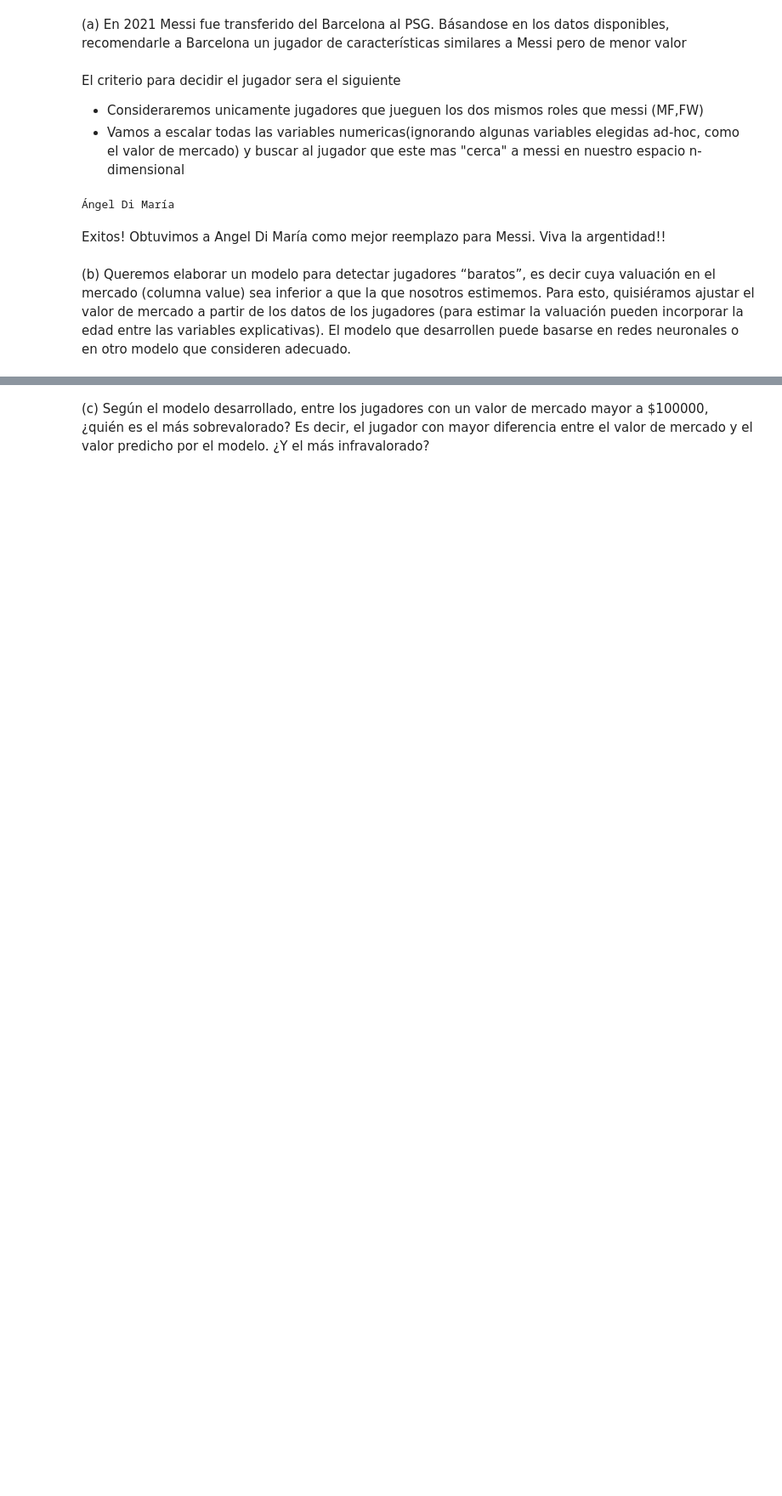
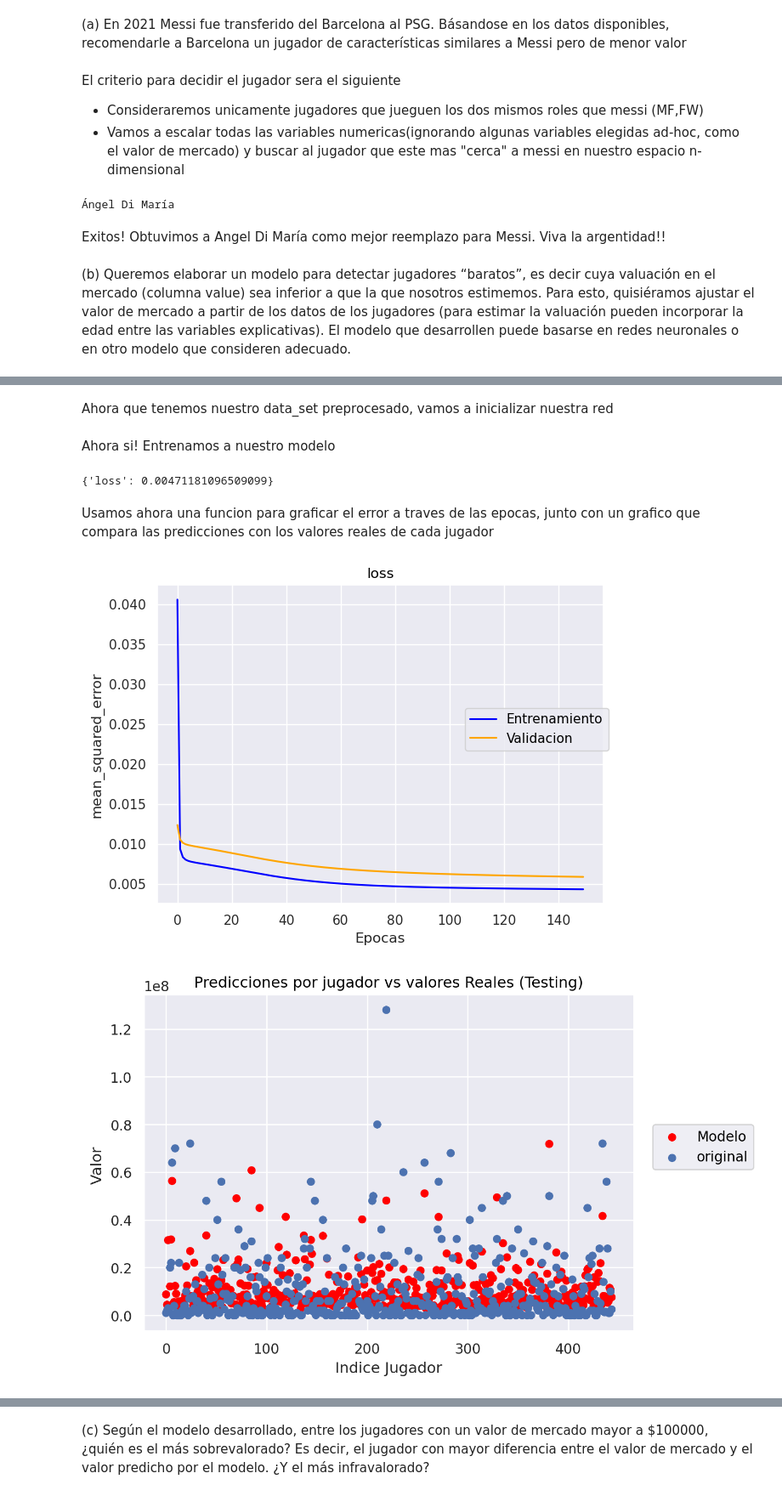
Before and after one commit to Dani-Bustos/Tp-2-LaboDeDatos, a Jupyter notebook: Tp2.ipynb, the cells around one changed output, grey strips where cells are left out. Shown at 85% size. Saved outputs shown, nothing was run; the diff lists cells and outputs as text; code cells hidden in the pictures; blank space fills up the shorter version.

```diff
--- a/Tp2.ipynb
+++ b/Tp2.ipynb
@@ -305,6 +306,8 @@ Trabajamos ahora con el dataset transfermarkt_fbref_201920.csv que incluye la va
 # %%
 data = pd.read_csv("transfermarkt_fbref_201920.csv",delimiter= ";")
 display(data.head())
+for x in data.columns:
+    print(x)
 # %% [output]
 |  | Column1 | player | nationality | position | squad | age | birth_year | value | height | position2 | ... |
 | 0 | 21 | Martin Aguirregabiria | es ESP | DF | Alavés | 23 | 1996 | 4000000 | 178 | Defender - Right-Back | ... |
@@ -368,0 +438,2 @@ En particular, nos interesa tener en cuenta las posiciones de los jugadores, ya
+# %% [markdown]
+Ahora que tenemos nuestro data_set preprocesado, vamos a inicializar nuestra red
@@ -368,0 +465,43 @@ En particular, nos interesa tener en cuenta las posiciones de los jugadores, ya
+# %% [markdown]
+Ahora si! Entrenamos a nuestro modelo
+# %%
+
+hist  = modelo.fit(X_train,y_train,
+           epochs=150,
+           batch_size= 20,
+           validation_split=0.2,
+           verbose=0,
+           )
+
+modelo.evaluate(X_test, y_test,
+               verbose=0,
+               batch_size=len(y_test),
+               return_dict=True
+               )
+# %% [output]
+{'loss': 0.00471181096509099}
+# %% [markdown]
+Usamos ahora una funcion para graficar el error a traves de las epocas, junto con un grafico que compara las predicciones con los valores reales de cada jugador
+# %%
+# Armamos una funcion para graficar el error a través de las épocas
+def graficar_error(history, error_name):
+    x_arr = np.array(history.epoch)    # en el atributo epoch, history guarda una lista de epocas
+    plot = (
+        so.Plot()
+        .add(so.Line(color='blue'), x=x_arr, y=history.history[error_name], label='Entrenamiento')
+        .add(so.Line(color='orange'), x=x_arr, y=history.history[f'val_{error_name}'], label='Validacion')
+        .label(title=error_name,x = "Epocas", y = "mean_squared_error")
+    )
+    plot.show()
+
+pred  = outputScaler.inverse_transform(modelo(X_test))
+og = outputScaler.inverse_transform(y_test)
+
+graficar_error(hist,'loss')
+og = og.ravel()
+pred = pred.ravel()
+#print(pred)
+so.Plot().add(so.Dot(color = "red"), x = np.arange(0,len(pred)),y = pred,label="Modelo").add(so.Dot(), x = np.arange(0,len(pred)), y = og,label="original").label(title = "Predicciones por jugador vs valores Reales (Testing)", y = "Valor ", x ="Indice Jugador")
+# %% [output]
+[figure, added]
+[figure, added]
```
Also changed, not shown: parts of 9 cells of this notebook.
